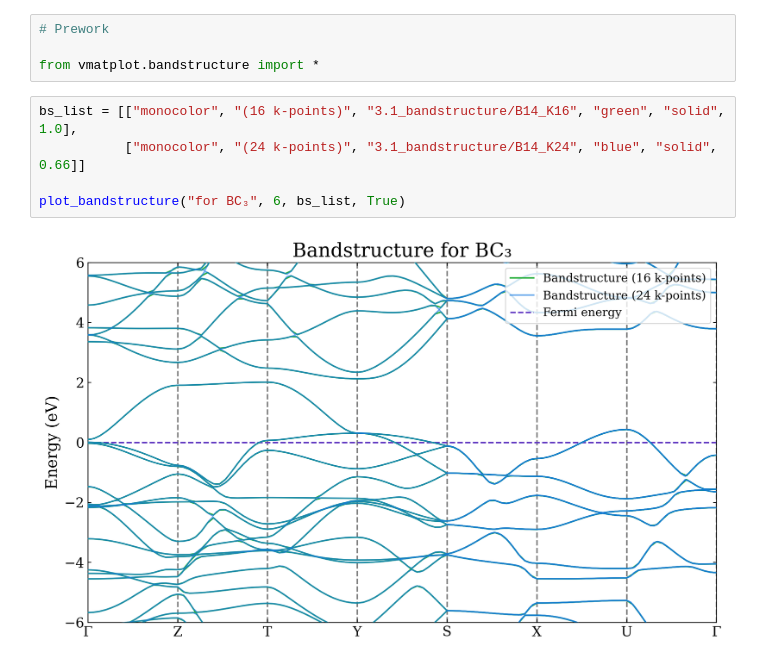
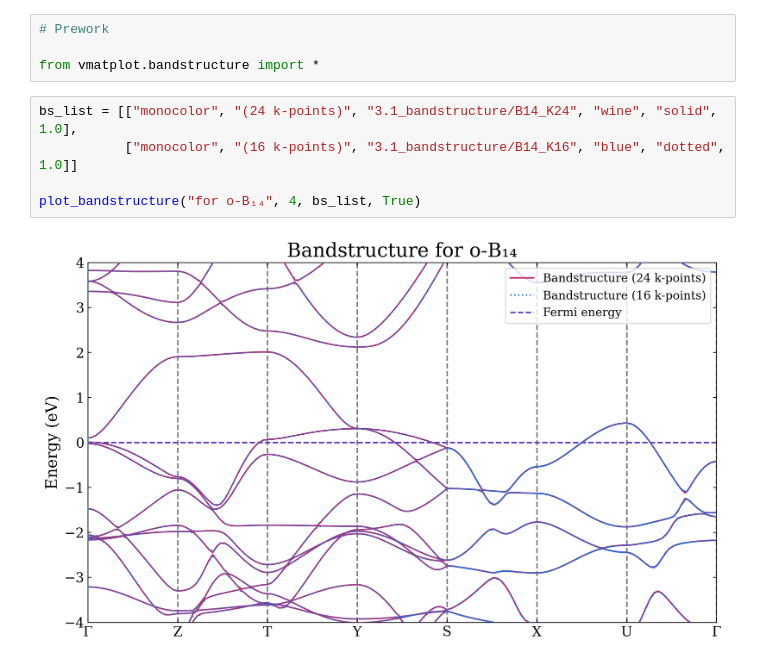
Before and after one commit to Photonico/o-B14_20241024, a Jupyter notebook: 3.1_bandstructure.ipynb, the cells around one changed output. Saved outputs shown, nothing was run; the diff lists cells and outputs as text.

```diff
--- a/3.1_bandstructure.ipynb
+++ b/3.1_bandstructure.ipynb
@@ -5,9 +5,9 @@
 
 from vmatplot.bandstructure import *
 # %%
-bs_list = [["monocolor", "(16 k-points)", "3.1_bandstructure/B14_K16", "green", "solid", 1.0],
-           ["monocolor", "(24 k-points)", "3.1_bandstructure/B14_K24", "blue", "solid", 0.66]]
+bs_list = [["monocolor", "(24 k-points)", "3.1_bandstructure/B14_K24", "wine", "solid", 1.0],
+           ["monocolor", "(16 k-points)", "3.1_bandstructure/B14_K16", "blue", "dotted", 1.0]]
 
-plot_bandstructure("for BC₃", 6, bs_list, True)
+plot_bandstructure("for o-B₁₄", 4, bs_list, True)
 # %% [output]
-[figure, old version]
+[figure, new version]
```
Also changed, not shown: 1 other file.
